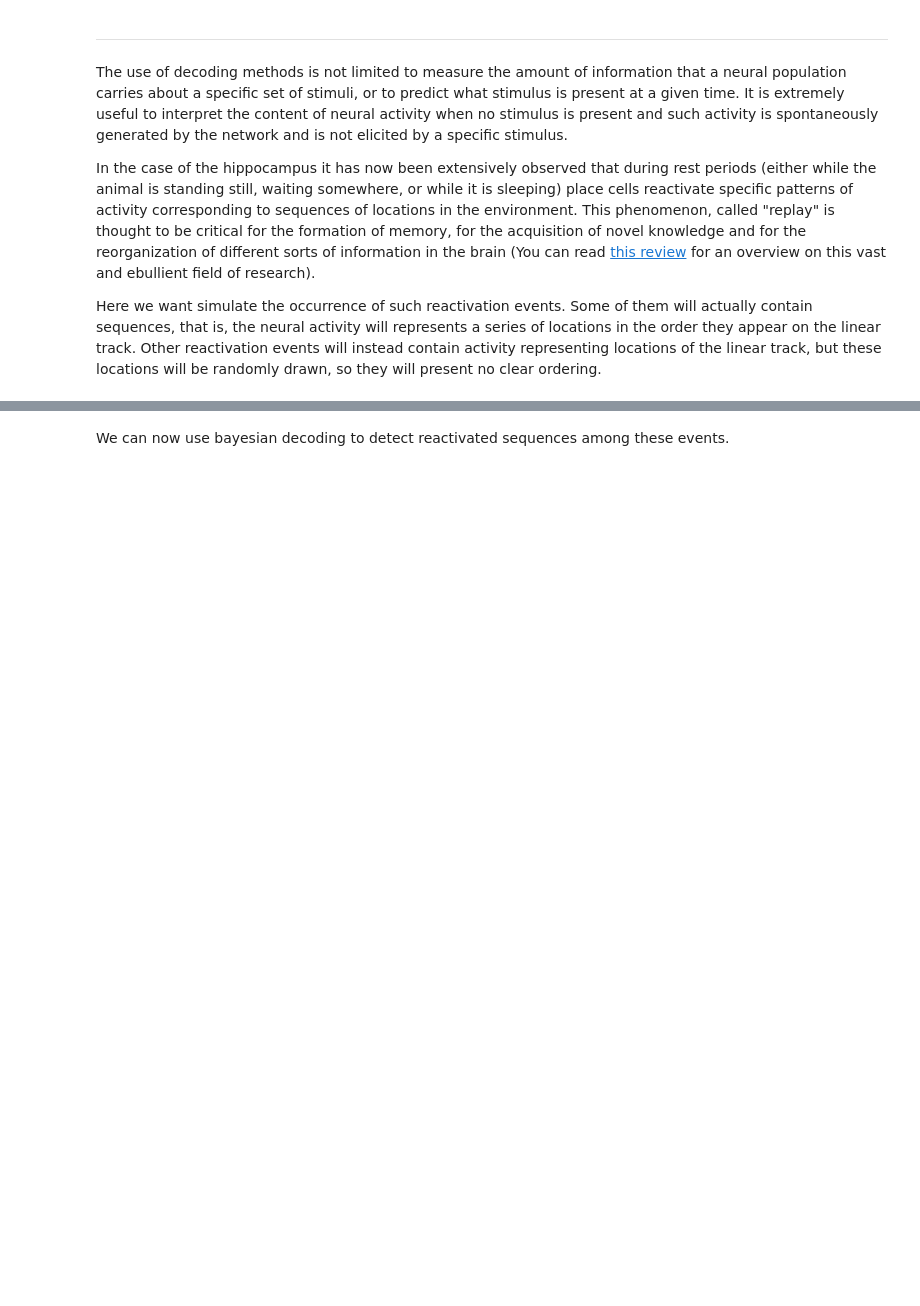
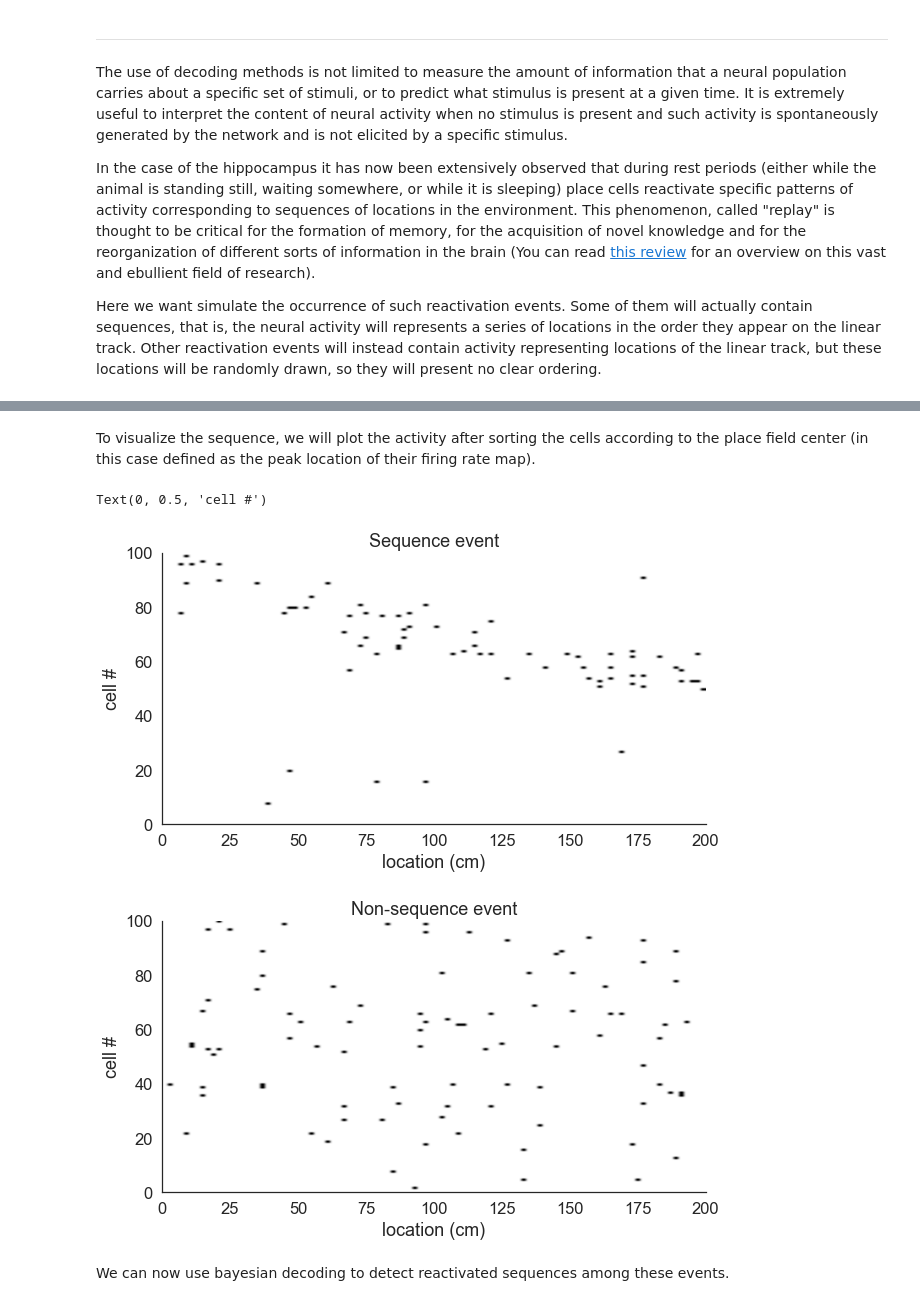
Before and after one commit to xamweil/population-methods, a Jupyter notebook: 02-bayes-decoding/bayes-decoding.ipynb, the cells around one changed output, grey strips where cells are left out. Drawn from its saved outputs; the diff is of its cells as text; code cells hidden in the pictures; blank space fills up the shorter version.

```diff
--- a/02-bayes-decoding/bayes-decoding.ipynb
+++ b/02-bayes-decoding/bayes-decoding.ipynb
@@ -282,2 +285,26 @@ SyntaxError: invalid syntax (<ipython-input-5-04b30c5d848e>, line 4)
+# %% [markdown]
+To visualize the sequence, we will plot the activity after sorting the cells according to the place field center (in this case defined as the peak location of their firing rate map).
+# %%
+pfc_idxs = [np.argmax(rate_map) for rate_map in firing_rate_maps]
+sorted_idxs = np.argsort(pfc_idxs)
+
+
+event = 50
+plt.figure(figsize=(10,5))
+plt.title('Sequence event')
+plt.imshow(spikes_react[event,sorted_idxs,:], cmap='Greys', extent = [0, 200, 0, n_cells])
+plt.xlabel('location (cm)')
+plt.ylabel('cell #')
+
+event = 150
+plt.figure(figsize=(10,5))
+plt.title('Non-sequence event')
+plt.imshow(spikes_react[event,sorted_idxs,:], cmap='Greys', extent = [0, 200, 0, n_cells])
+plt.xlabel('location (cm)')
+plt.ylabel('cell #')
+# %% [output]
+Text(0, 0.5, 'cell #')
+[figure, added]
+[figure, added]
 # %% [markdown]
 We can now use bayesian decoding to detect reactivated sequences among these events.
```
Also changed, not shown: parts of 18 cells of this notebook.
